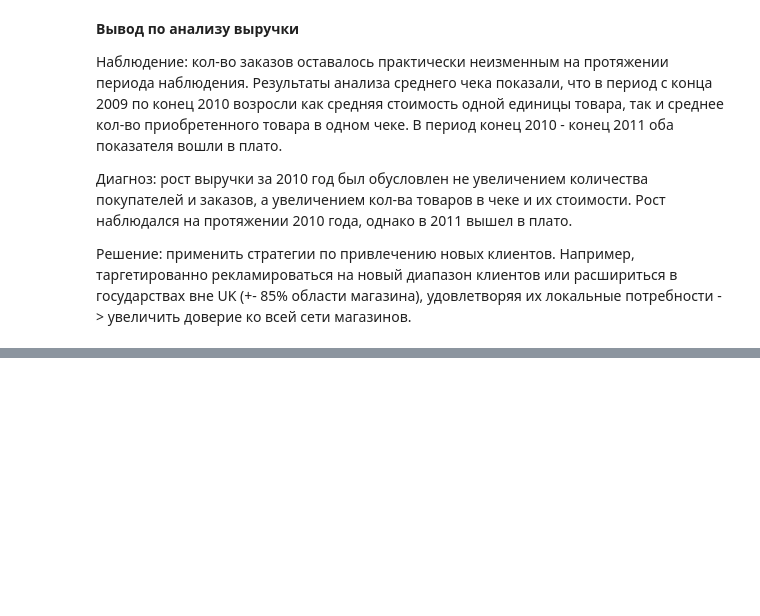
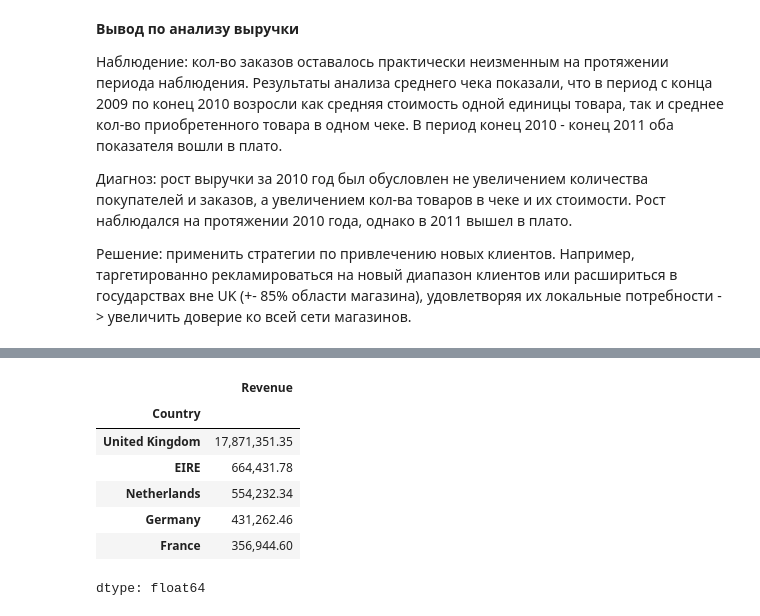
Before and after one commit to z0etar0twh/online-retail-analysis, a Jupyter notebook: online-retail-analysis.ipynb, the cells around one changed output, grey strips where cells are left out. Cells and saved outputs as stored; diff of their text form; code cells hidden in the pictures; blank space fills up the shorter version.

```diff
--- a/online-retail-analysis.ipynb
+++ b/online-retail-analysis.ipynb
@@ -338,0 +371,12 @@ monthly['avg_check'].plot(title='Средний чек по месяцам', fig
+# %%
+# топ стран по выручке pandas
+df_clean.groupby('Country')['Revenue'].sum().sort_values(ascending=False).head()
+# %% [output]
+|  | Revenue |
+| Country |  |
+| United Kingdom | 17,871,351.35 |
+| EIRE | 664,431.78 |
+| Netherlands | 554,232.34 |
+| Germany | 431,262.46 |
+| France | 356,944.60 |
+dtype: float64
```
Also changed, not shown: parts of 14 cells of this notebook.
